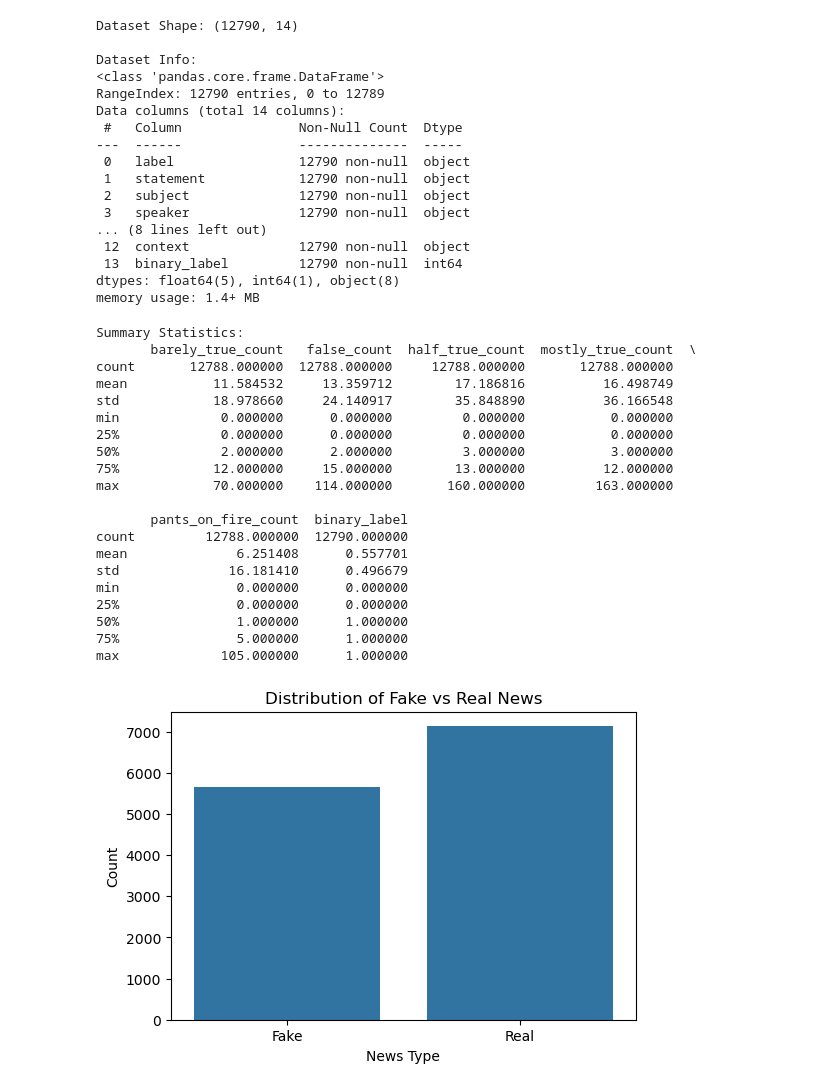
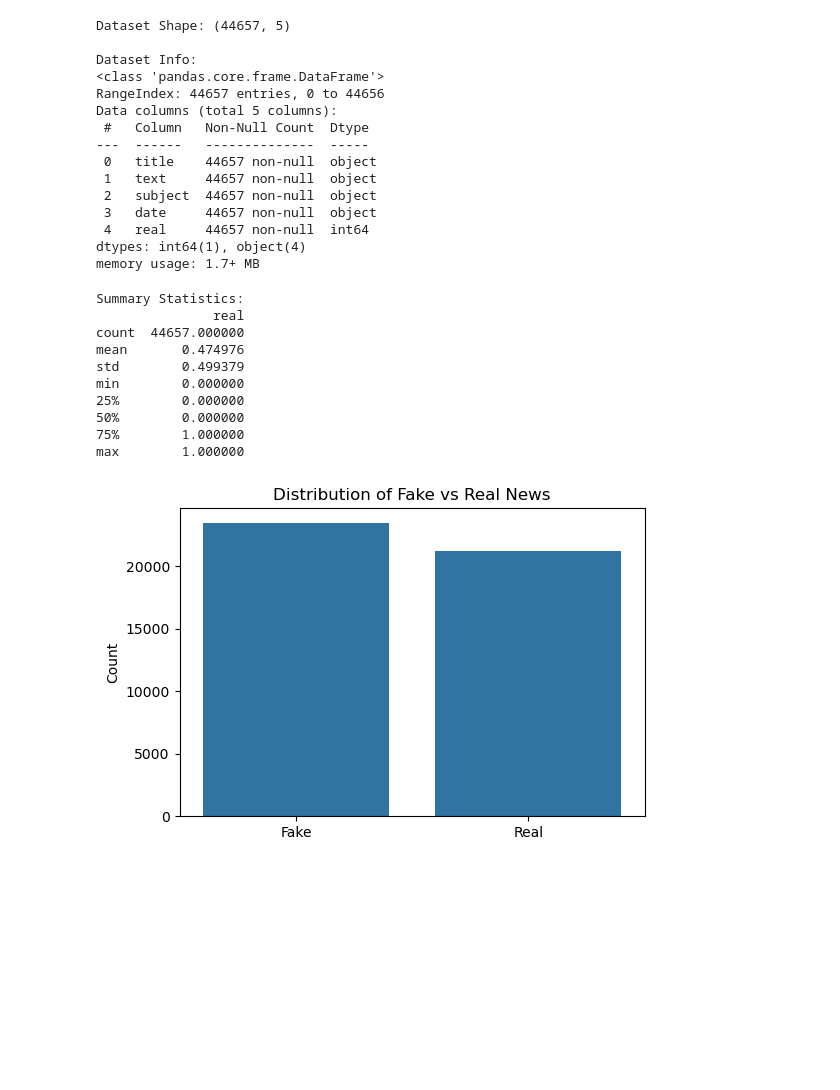
Before and after one commit to agmillman/project-4-fake-news, a Jupyter notebook: data_analysis.ipynb, the cells around one changed output. Saved outputs shown, nothing was run; the diff lists cells and outputs as text; code cells hidden in the pictures; blank space fills up the shorter version.

```diff
--- a/data_analysis.ipynb
+++ b/data_analysis.ipynb
@@ -17,65 +27,53 @@ import seaborn as sns
 from textblob import TextBlob
 # %%
 # Load cleaned dataset
-df = pd.read_csv("liar_cleaned.csv")
+df = pd.read_csv("data_cleaned.csv")
 
 # Display basic dataset info
 print("Dataset Shape:", df.shape)
 print("\nDataset Info:")
 df.info()
 # %% [output]
-Dataset Shape: (12790, 14)
+Dataset Shape: (44657, 5)
 
 Dataset Info:
 <class 'pandas.core.frame.DataFrame'>
-RangeIndex: 12790 entries, 0 to 12789
-Data columns (total 14 columns):
- #   Column               Non-Null Count  Dtype
----  ------               --------------  -----
- 0   label                12790 non-null  object
- 1   statement            12790 non-null  object
- 2   subject              12790 non-null  object
- 3   speaker              12790 non-null  object
-... (8 lines left out)
- 12  context              12790 non-null  object
- 13  binary_label         12790 non-null  int64
-dtypes: float64(5), int64(1), object(8)
-memory usage: 1.4+ MB
+RangeIndex: 44657 entries, 0 to 44656
+Data columns (total 5 columns):
+ #   Column   Non-Null Count  Dtype
+---  ------   --------------  -----
+ 0   title    44657 non-null  object
+ 1   text     44657 non-null  object
+ 2   subject  44657 non-null  object
+ 3   date     44657 non-null  object
+ 4   real     44657 non-null  int64
+dtypes: int64(1), object(4)
+memory usage: 1.7+ MB
 # %%
 # Summary statistics for numerical columns
 print("\nSummary Statistics:")
 print(df.describe())
 
 # Distribution of labels
 plt.figure(figsize=(6, 4))
-sns.countplot(x=df['binary_label'])
+sns.countplot(x=df['real'])
 plt.title("Distribution of Fake vs Real News")
 plt.xticks(ticks=[0, 1], labels=["Fake", "Real"])
-plt.xlabel("News Type")
+plt.xlabel("")
 plt.ylabel("Count")
 plt.show()
 # %% [output]
 Summary Statistics:
-       barely_true_count   false_count  half_true_count  mostly_true_count  \
-count       12788.000000  12788.000000     12788.000000       12788.000000
-mean           11.584532     13.359712        17.186816          16.498749
-std            18.978660     24.140917        35.848890          36.166548
-min             0.000000      0.000000         0.000000           0.000000
-25%             0.000000      0.000000         0.000000           0.000000
-50%             2.000000      2.000000         3.000000           3.000000
-75%            12.000000     15.000000        13.000000          12.000000
-max            70.000000    114.000000       160.000000         163.000000
-
-       pants_on_fire_count  binary_label
-count         12788.000000  12790.000000
-mean              6.251408      0.557701
-std              16.181410      0.496679
-min               0.000000      0.000000
-25%               0.000000      0.000000
-50%               1.000000      1.000000
-75%               5.000000      1.000000
-max             105.000000      1.000000
+               real
+count  44657.000000
+mean       0.474976
+std        0.499379
+min        0.000000
+25%        0.000000
+50%        0.000000
+75%        1.000000
+max        1.000000
-[figure, old version]
+[figure, new version]
 # %%
 # Most common subjects in fake vs real news
 plt.figure(figsize=(12, 6))
```
Also changed, not shown: parts of 6 cells of this notebook, 1 other file.
